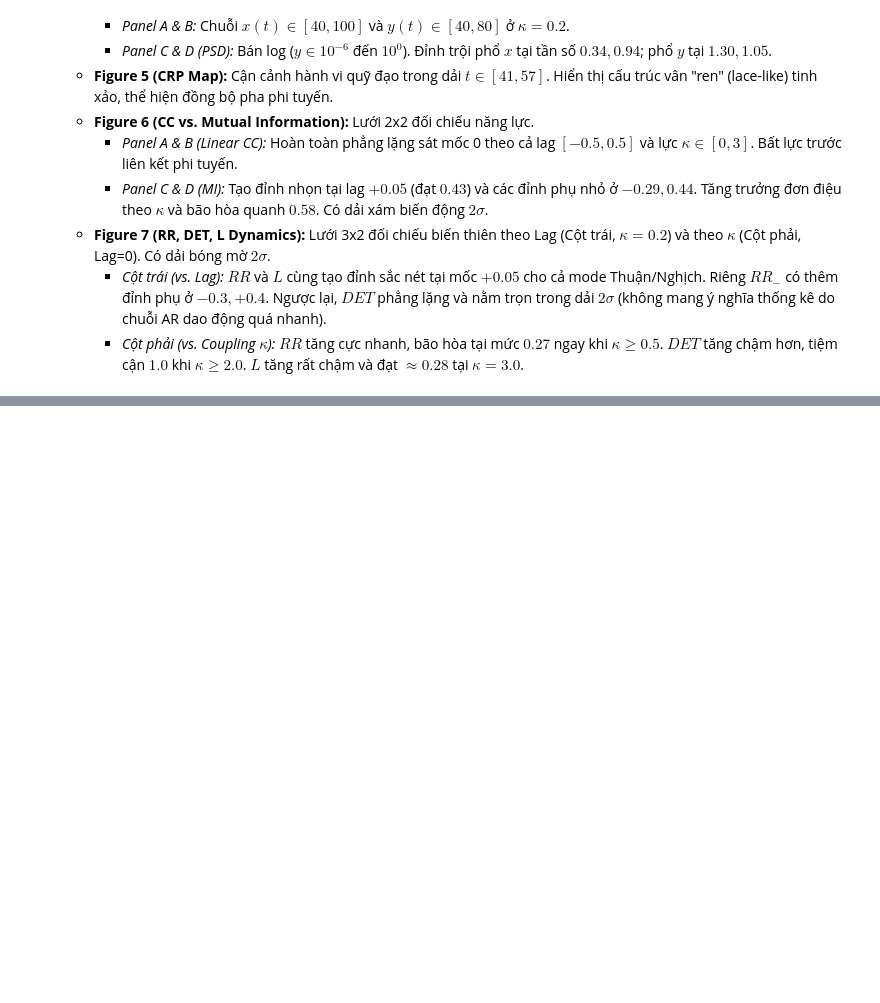
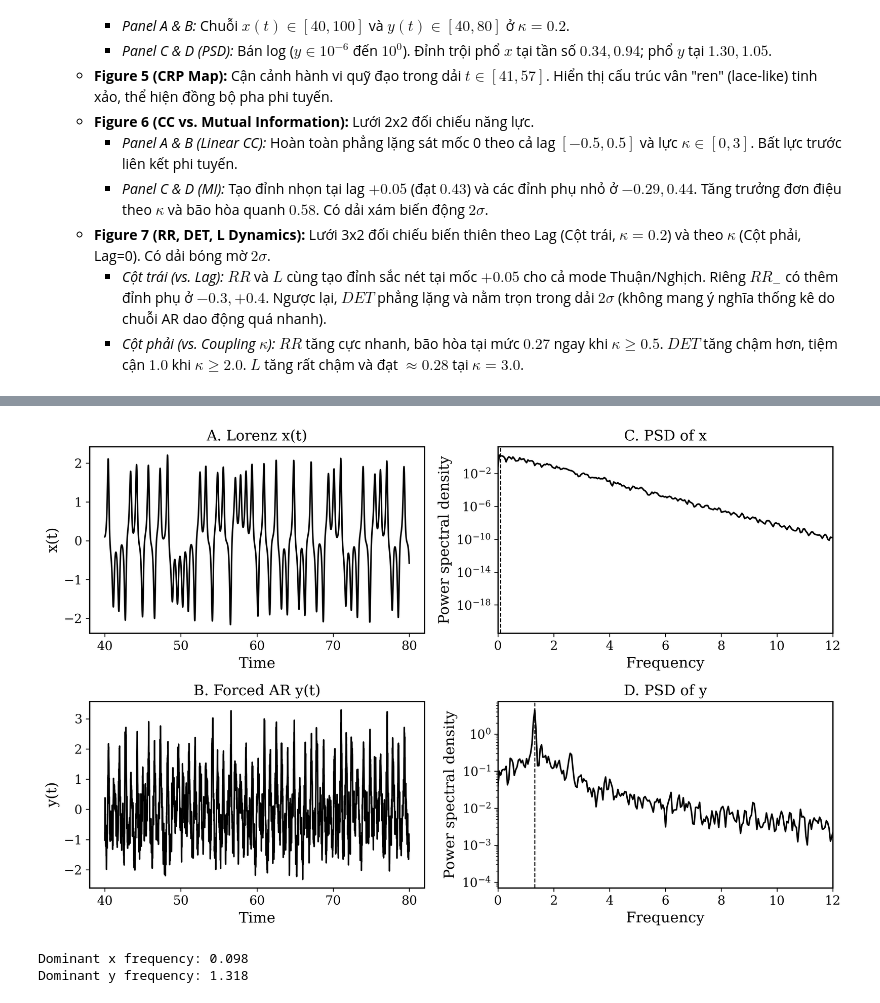
Before and after one commit to Vutu2003/Nonlinear-Time-Series-Analysis, a Jupyter notebook: paper_replications/Marwan_Kruths_Cross_Recurrence_Plot.ipynb, the cells around one changed output, grey strips where cells are left out. Drawn from its saved outputs; the diff is of its cells as text; code cells hidden in the pictures; blank space fills up the shorter version.

```diff
--- a/paper_replications/Marwan_Kruths_Cross_Recurrence_Plot.ipynb
+++ b/paper_replications/Marwan_Kruths_Cross_Recurrence_Plot.ipynb
@@ -33,0 +414,70 @@
+# %%
+# =============================================================================
+# CELL 9: TIME SERIES + PSD — FIGURE 4
+# =============================================================================
+
+fs = 1.0 / DT
+
+# Welch PSD
+freq_x, psd_x = welch(
+    x_lorenz,
+    fs=fs,
+    nperseg=2048,
+    detrend="constant"
+)
+
+freq_y, psd_y = welch(
+    y_k02,
+    fs=fs,
+    nperseg=2048,
+    detrend="constant"
+)
+
+# Dominant frequencies
+mask_x = (freq_x > 0.05) & (freq_x < 3.0)
+mask_y = (freq_y > 0.05) & (freq_y < 3.0)
+
+peak_x = freq_x[mask_x][np.argmax(psd_x[mask_x])]
+peak_y = freq_y[mask_y][np.argmax(psd_y[mask_y])]
+
+fig, axes = plt.subplots(2, 2, figsize=(11, 7))
+
+# A: Lorenz x(t)
+mask = (t_lorenz >= 40) & (t_lorenz <= 100)
+axes[0, 0].plot(t_lorenz[mask], x_lorenz[mask], color="black")
+axes[0, 0].set_title("A. Lorenz x(t)")
+axes[0, 0].set_xlabel("Time")
+axes[0, 0].set_ylabel("x(t)")
+
+# B: Forced AR y(t)
+mask = (t_lorenz >= 40) & (t_lorenz <= 80)
+axes[1, 0].plot(t_lorenz[mask], y_k02[mask], color="black")
+axes[1, 0].set_title("B. Forced AR y(t)")
+axes[1, 0].set_xlabel("Time")
+axes[1, 0].set_ylabel("y(t)")
+
+# C: PSD of x
+axes[0, 1].semilogy(freq_x, psd_x, color="black")
+axes[0, 1].axvline(peak_x, linestyle="--", color="black", linewidth=1)
+axes[0, 1].set_xlim(0, 12)
+axes[0, 1].set_title("C. PSD of x")
+axes[0, 1].set_xlabel("Frequency")
+axes[0, 1].set_ylabel("Power spectral density")
+
+# D: PSD of y
+axes[1, 1].semilogy(freq_y, psd_y, color="black")
+axes[1, 1].axvline(peak_y, linestyle="--", color="black", linewidth=1)
+axes[1, 1].set_xlim(0, 12)
+axes[1, 1].set_title("D. PSD of y")
+axes[1, 1].set_xlabel("Frequency")
+axes[1, 1].set_ylabel("Power spectral density")
+
+plt.tight_layout()
+plt.show()
+
+print(f"Dominant x frequency: {peak_x:.3f}")
+print(f"Dominant y frequency: {peak_y:.3f}")
+# %% [output]
+[figure, added]
+Dominant x frequency: 0.098
+Dominant y frequency: 1.318
```
Also changed, not shown: parts of 9 cells of this notebook.
